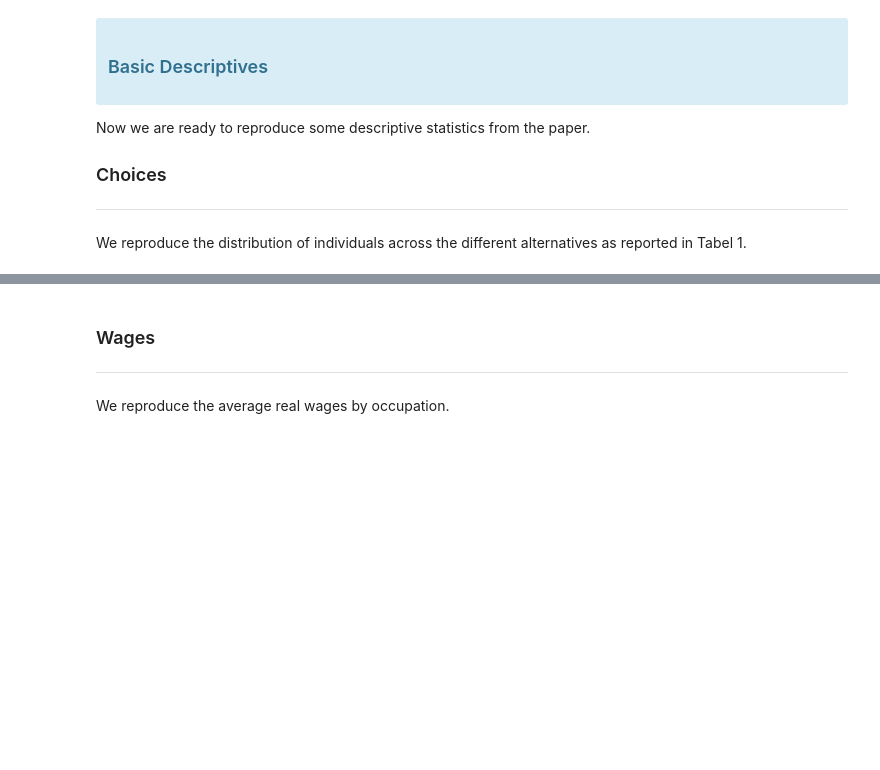
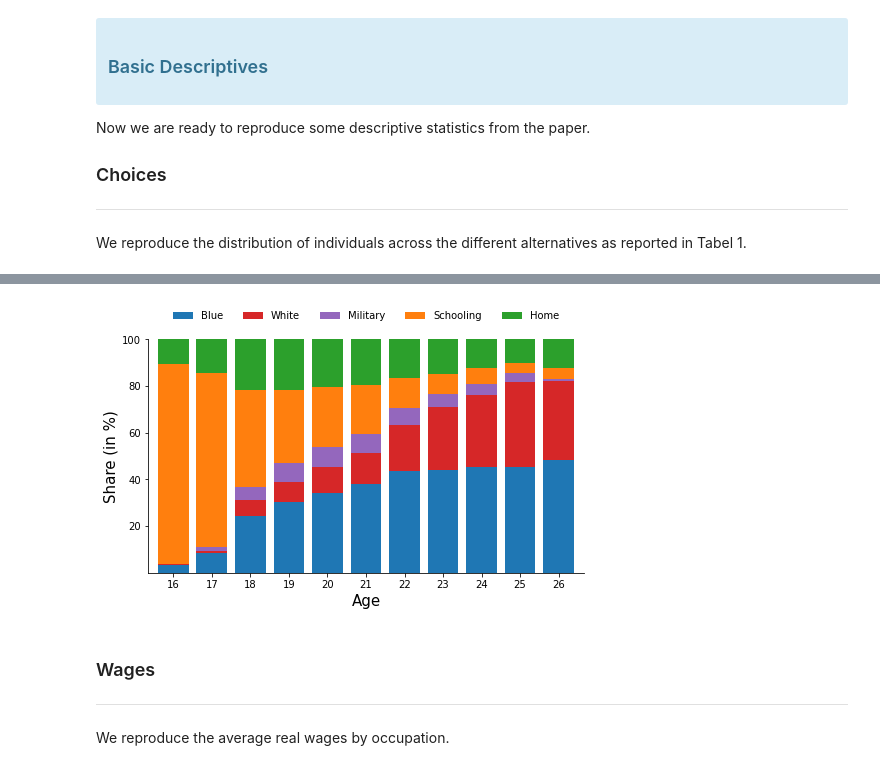
Before and after one commit to OpenSourceEconomics/ekw-data, a Jupyter notebook: career-decisions/exploration.ipynb, the cells around one changed output, grey strips where cells are left out. Drawn from its saved outputs; the diff is of its cells as text; code cells hidden in the pictures; blank space fills up the shorter version.

```diff
--- a/career-decisions/exploration.ipynb
+++ b/career-decisions/exploration.ipynb
@@ -203,3 +148,7 @@ display_side_by_side(get_choices(df)["total"], get_choices(df)["share"])
+# %%
+plot_decisions_by_age(df)
+# %% [output]
+[figure, added]
 # %% [markdown]
 ### Wages
 ---
```
Also changed, not shown: parts of 30 cells of this notebook.
